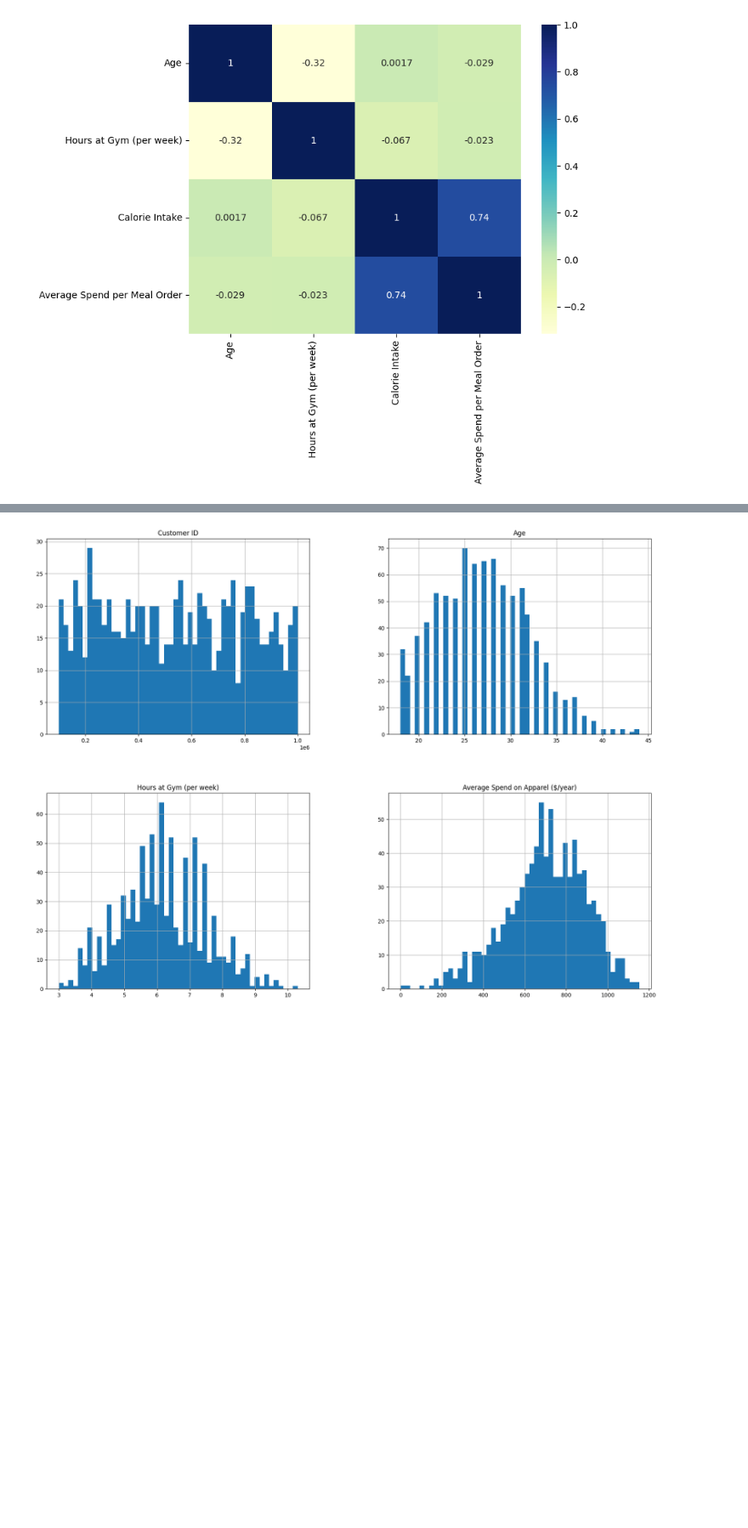
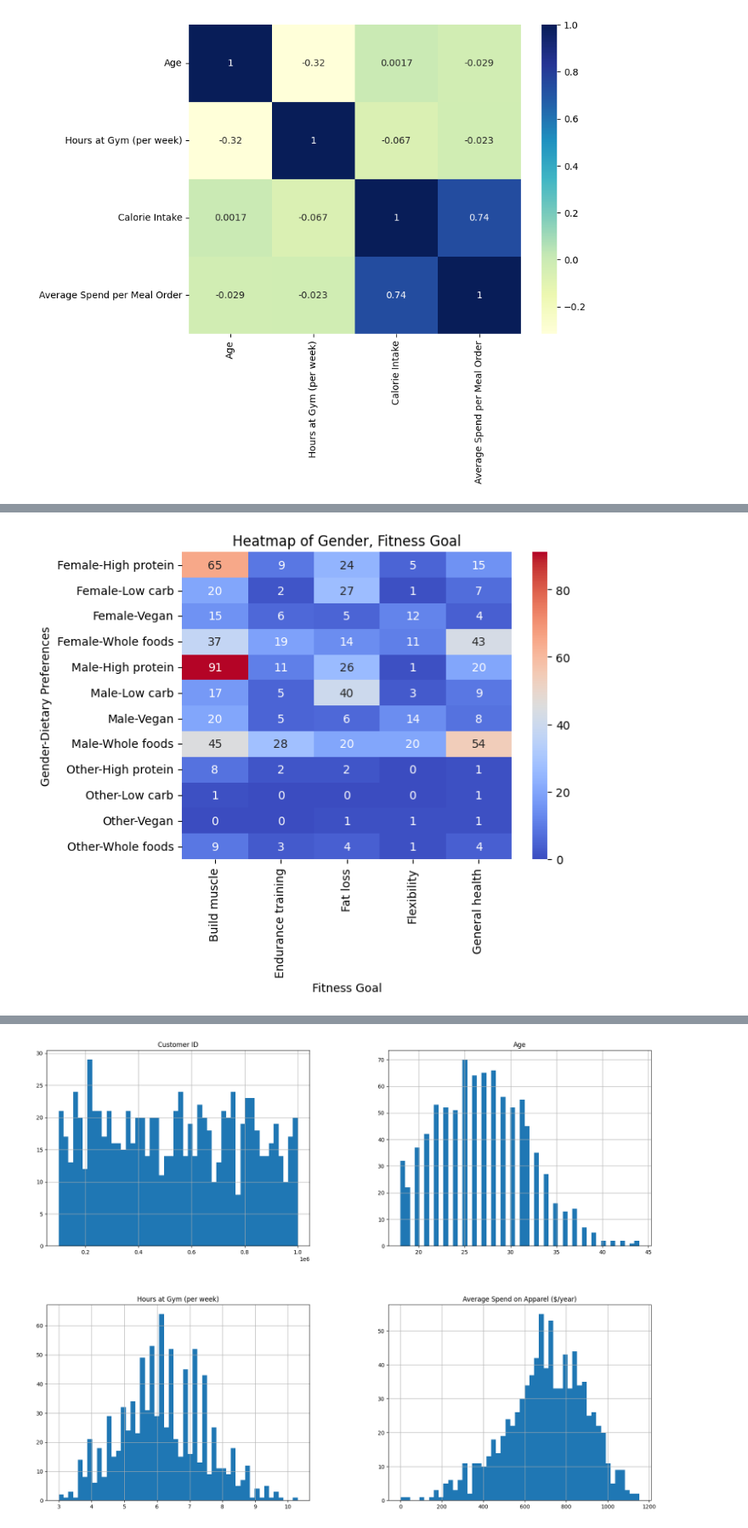
Before and after one commit to svnxxa/BOLT-First-Byte-Datathon, a Jupyter notebook: EDA.ipynb, the cells around one changed output, grey strips where cells are left out. Shown at 85% size. Cells and saved outputs as stored; diff of their text form; code cells hidden in the pictures; blank space fills up the shorter version.

```diff
--- a/EDA.ipynb
+++ b/EDA.ipynb
@@ -344,0 +371,8 @@ plt.show
+# %%
+ct = pd.crosstab([chefsmeal['Gender'], chefsmeal['Dietary Preferences']], chefsmeal['Fitness Goal'])
+
+sns.heatmap(ct, annot=True, cmap='coolwarm')
+plt.title('Heatmap of Gender, Fitness Goal, and Dietary Preferences')
+plt.show()
+# %% [output]
+[figure, added]
```
Also changed, not shown: parts of 14 cells of this notebook.
